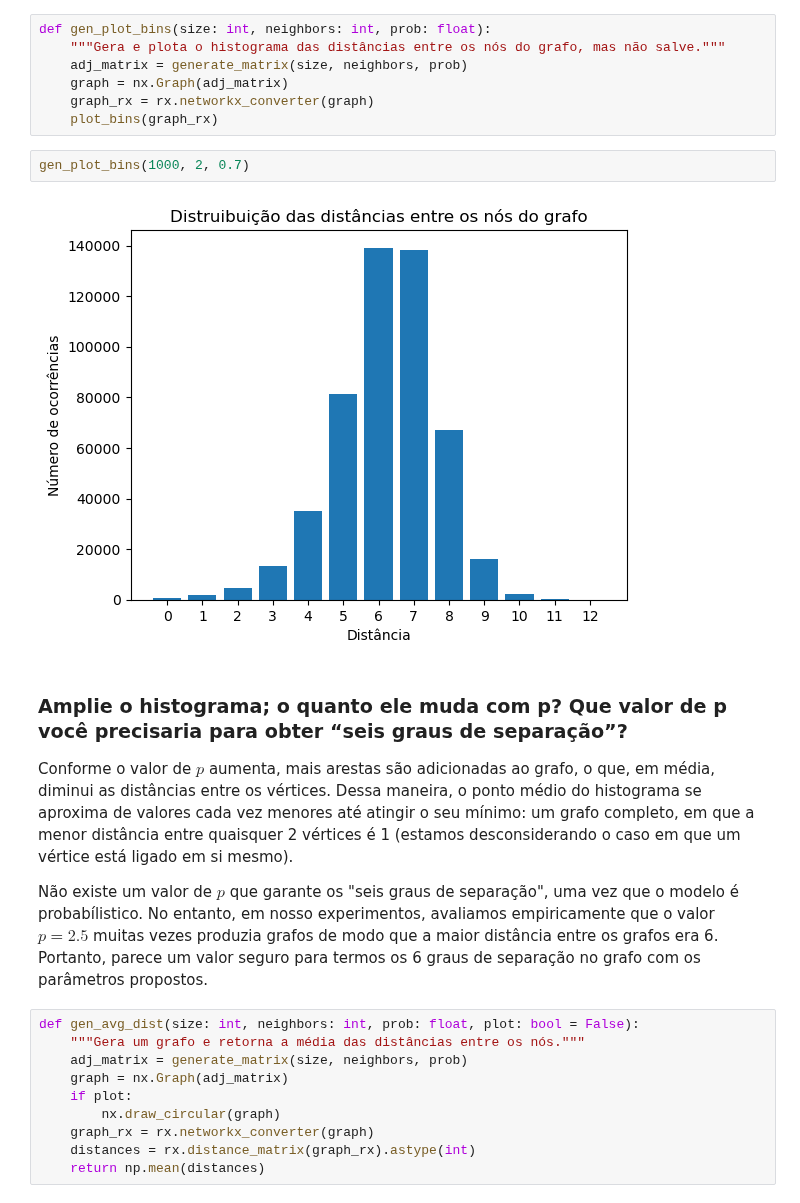
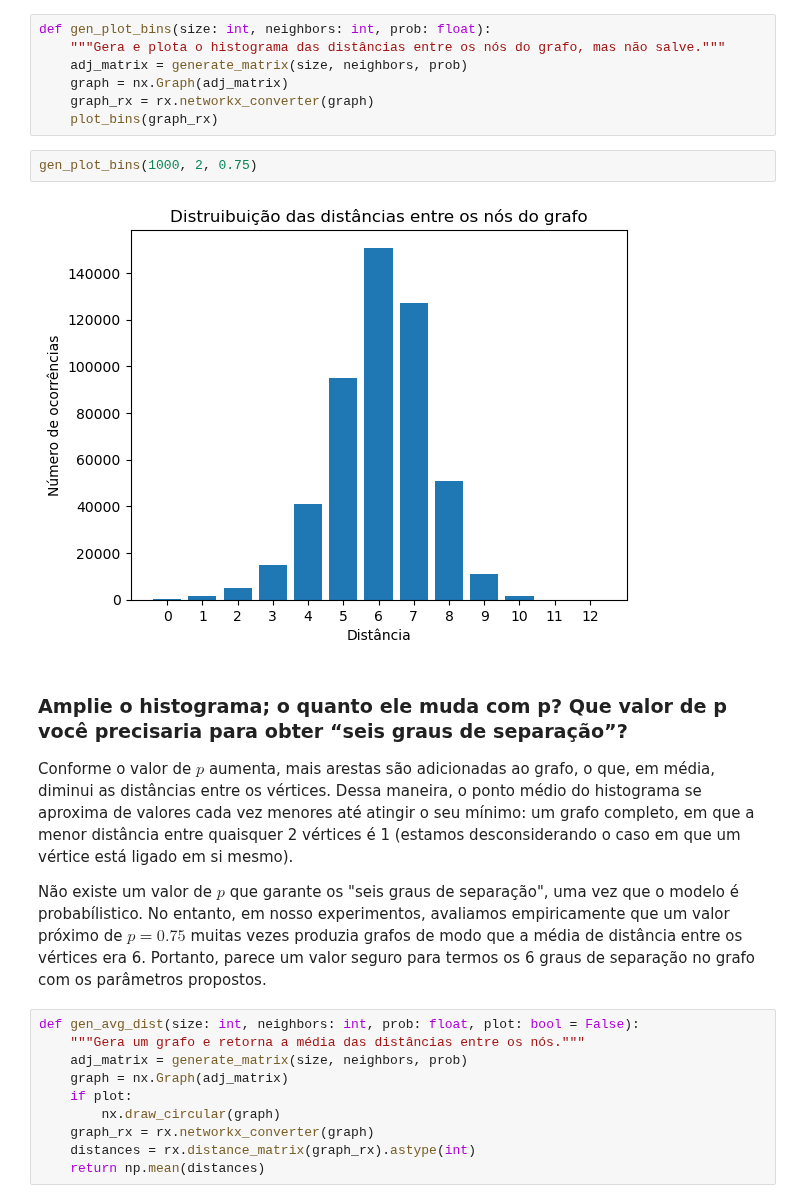
Before and after one commit to lframosferreira/fisica-estatistica-computacional, a Jupyter notebook: redes_pequeno_mundo/main.ipynb, the cells around one changed output. Saved outputs shown, nothing was run; the diff lists cells and outputs as text.

```diff
--- a/redes_pequeno_mundo/main.ipynb
+++ b/redes_pequeno_mundo/main.ipynb
@@ -67,15 +67,15 @@ def gen_plot_bins(size: int, neighbors: int, prob: float):
     graph_rx = rx.networkx_converter(graph)
     plot_bins(graph_rx)
 # %%
-gen_plot_bins(1000, 2, 0.7)
+gen_plot_bins(1000, 2, 0.75)
 # %% [output]
-[figure, old version]
+[figure, new version]
 # %% [markdown]
 ### Amplie o histograma; o quanto ele muda com p? Que valor de p você precisaria para obter “seis graus de separação”?
 
 Conforme o valor de $p$ aumenta, mais arestas são adicionadas ao grafo, o que, em média, diminui as distâncias entre os vértices. Dessa maneira, o ponto médio do histograma se aproxima de valores cada vez menores até atingir o seu mínimo: um grafo completo, em que a menor distância entre quaisquer 2 vértices é 1 (estamos desconsiderando o caso em que um vértice está ligado em si mesmo).
 
-Não existe um valor de $p$ que garante os "seis graus de separação", uma vez que o modelo é probabílistico. No entanto, em nosso experimentos, avaliamos empiricamente que o valor $p=2.5$ muitas vezes produzia grafos de modo que a maior distância entre os grafos era 6. Portanto, parece um valor seguro para termos os 6 graus de separação no grafo com os parâmetros propostos.
+Não existe um valor de $p$ que garante os "seis graus de separação", uma vez que o modelo é probabílistico. No entanto, em nosso experimentos, avaliamos empiricamente que um valor próximo de $p=0.75$ muitas vezes produzia grafos de modo que a média de distância entre os vértices era 6. Portanto, parece um valor seguro para termos os 6 graus de separação no grafo com os parâmetros propostos.
 # %%
 def gen_avg_dist(size: int, neighbors: int, prob: float, plot: bool = False):
     """Gera um grafo e retorna a média das distâncias entre os nós."""
```
Also changed, not shown: parts of 2 cells of this notebook.
